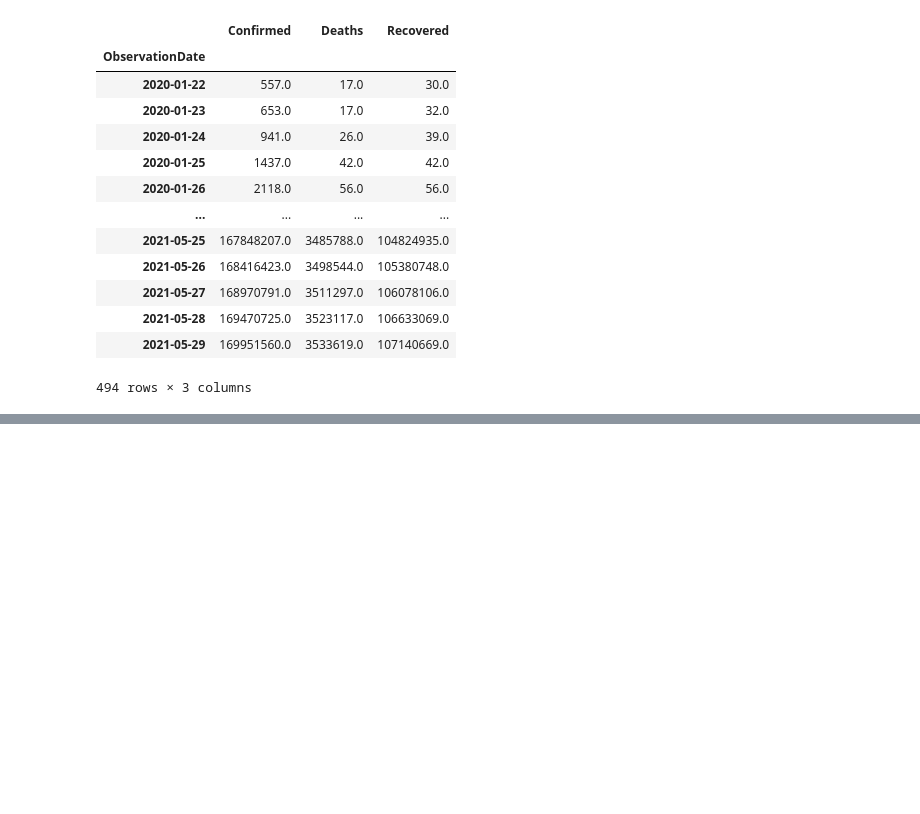
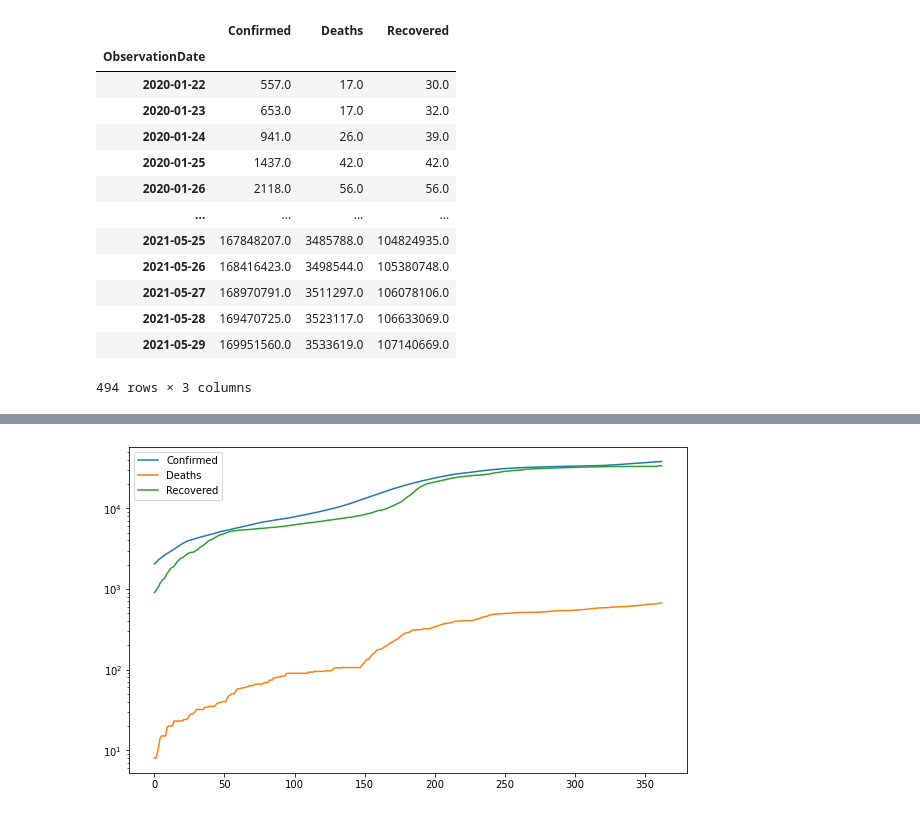
Before and after one commit to germancheg/altan_python, a Jupyter notebook: 2.analytics/12.Covid-19.ipynb, the cells around one changed output, grey strips where cells are left out. Saved outputs shown, nothing was run; the diff lists cells and outputs as text; code cells hidden in the pictures; blank space fills up the shorter version.

```diff
--- a/2.analytics/12.Covid-19.ipynb
+++ b/2.analytics/12.Covid-19.ipynb
@@ -174,0 +314,4 @@ data_2.groupby(["ObservationDate"]).sum()
+# %%
+rus_data = data_2[data_2["Country/Region"] == "Russia"].reset_index()
+rus_data = rus_data.drop("index", axis=1)
+rus_data.head()
@@ -174,0 +345,3 @@ data_2.groupby(["ObservationDate"]).sum()
+# %%
+ykt_data = rus_data[rus_data["Province/State"] == "Sakha (Yakutiya) Republic"].reset_index()
+ykt_data.head()
@@ -174,0 +355,14 @@ data_2.groupby(["ObservationDate"]).sum()
+# %%
+plt.figure(figsize=[10, 6])
+
+plt.yscale("log")
+
+plt.plot(ykt_data.index, ykt_data["Confirmed"], label="Confirmed")
+plt.plot(ykt_data.index, ykt_data["Deaths"], label="Deaths")
+plt.plot(ykt_data.index, ykt_data["Recovered"], label="Recovered")
+
+plt.legend()
+
+plt.show()
+# %% [output]
+[figure, added]
```
Also changed, not shown: parts of 19 cells of this notebook.
